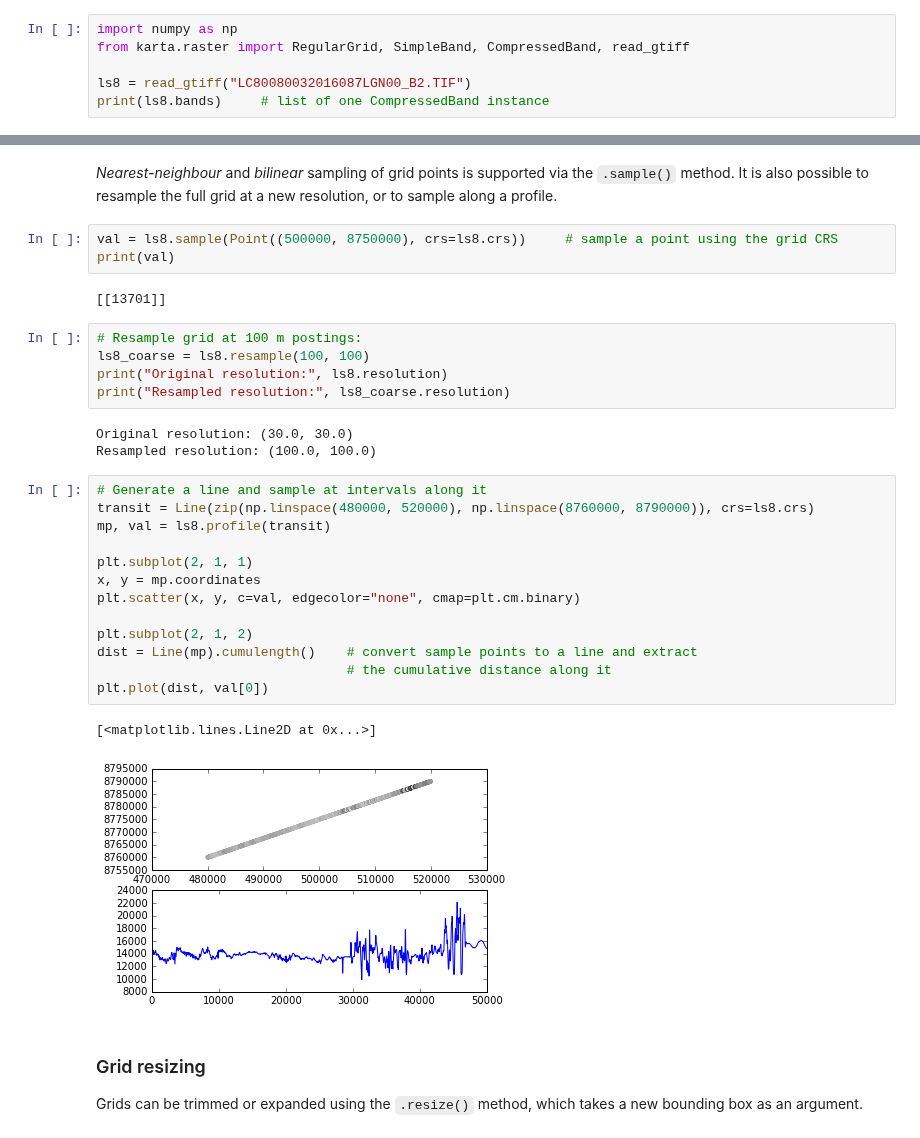
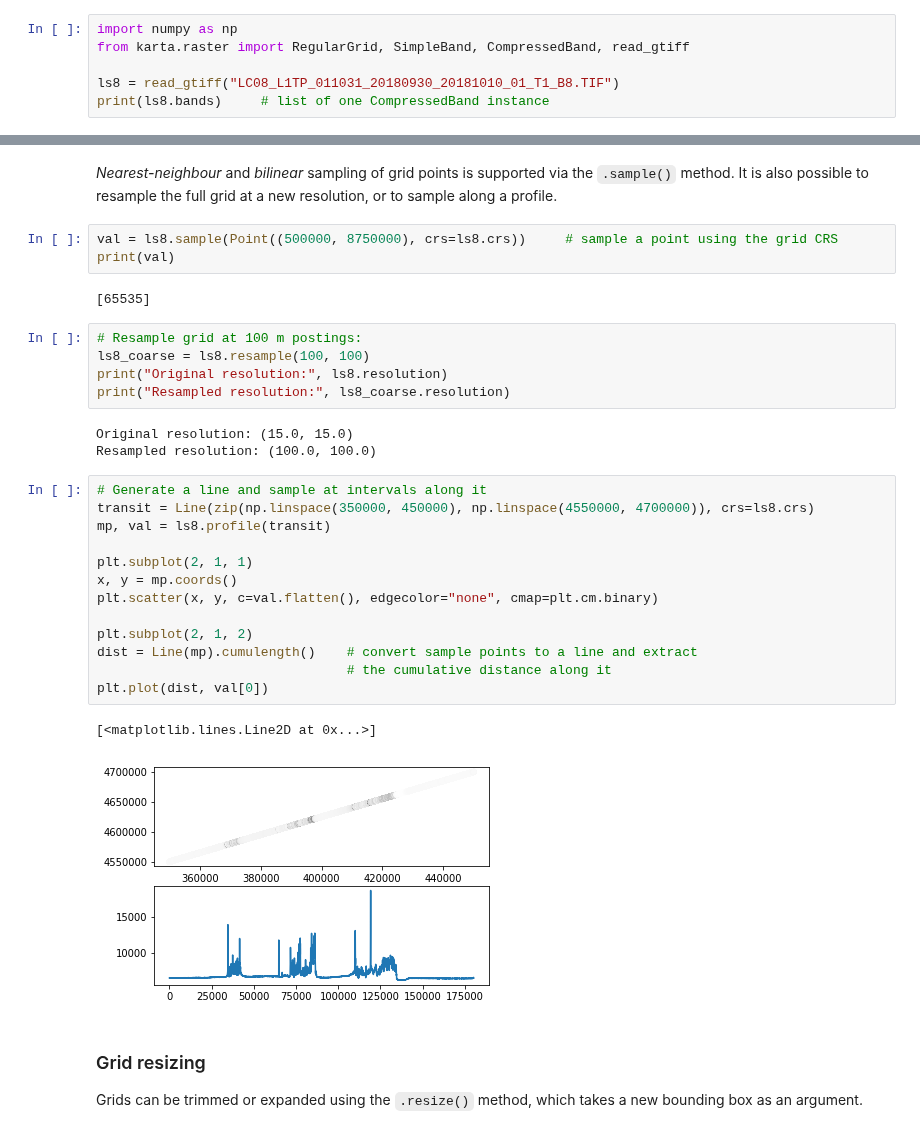
Before and after one commit to fortyninemaps/karta, a Jupyter notebook: doc/source/tutorial.ipynb, the cells around one changed output, grey strips where cells are left out. Cells and saved outputs as stored; diff of their text form.

```diff
--- a/doc/source/tutorial.ipynb
+++ b/doc/source/tutorial.ipynb
@@ -282,7 +282,7 @@ To provide flexibility, different band classes are provided by `karta.raster.ban
 import numpy as np
 from karta.raster import RegularGrid, SimpleBand, CompressedBand, read_gtiff
 
-ls8 = read_gtiff("LC80080032016087LGN00_B2.TIF")
+ls8 = read_gtiff("LC08_L1TP_011031_20180930_20181010_01_T1_B8.TIF")
 print(ls8.bands)     # list of one CompressedBand instance
 # %% [output]
 [<karta.raster.band.CompressedBand object at 0x...>]
@@ -369,31 +368,31 @@ print(coords[:5,:5])
 val = ls8.sample(Point((500000, 8750000), crs=ls8.crs))     # sample a point using the grid CRS
 print(val)
 # %% [output]
-[[13701]]
+[65535]
 # %%
 # Resample grid at 100 m postings:
 ls8_coarse = ls8.resample(100, 100)
 print("Original resolution:", ls8.resolution)
 print("Resampled resolution:", ls8_coarse.resolution)
 # %% [output]
-Original resolution: (30.0, 30.0)
+Original resolution: (15.0, 15.0)
 Resampled resolution: (100.0, 100.0)
 # %%
 # Generate a line and sample at intervals along it
-transit = Line(zip(np.linspace(480000, 520000), np.linspace(8760000, 8790000)), crs=ls8.crs)
+transit = Line(zip(np.linspace(350000, 450000), np.linspace(4550000, 4700000)), crs=ls8.crs)
 mp, val = ls8.profile(transit)
 
 plt.subplot(2, 1, 1)
-x, y = mp.coordinates
-plt.scatter(x, y, c=val, edgecolor="none", cmap=plt.cm.binary)
+x, y = mp.coords()
+plt.scatter(x, y, c=val.flatten(), edgecolor="none", cmap=plt.cm.binary)
 
 plt.subplot(2, 1, 2)
 dist = Line(mp).cumulength()    # convert sample points to a line and extract
                                 # the cumulative distance along it
 plt.plot(dist, val[0])
 # %% [output]
 [<matplotlib.lines.Line2D at 0x...>]
-[figure, old version]
+[figure, new version]
 # %% [markdown]
 ### Grid resizing
 
```
Also changed, not shown: parts of 15 cells of this notebook, 9 other files.
